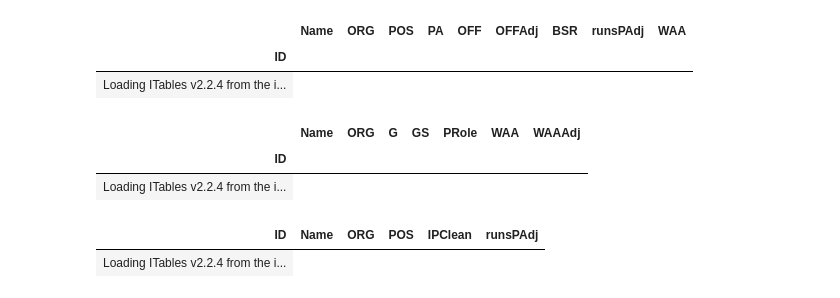
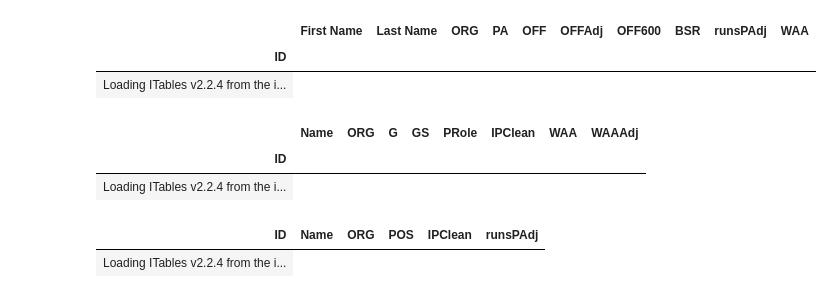
Before and after one commit to cmp66/ootp-analytics, a Jupyter notebook: dataImport.ipynb, the cells around one changed output. Drawn from its saved outputs; the diff is of its cells as text; code cells hidden in the pictures.

Commit message:
Finished first pass of all calcs

```diff
--- a/dataImport.ipynb
+++ b/dataImport.ipynb
@@ -18,9 +18,9 @@ init_notebook_mode(all_interactive=True)
 # %% [output]
 [interactive output not drawn]
 # %%
-season = 2074
-league = "PBL"
+season = 2037
+league = "TGS"
 # %%
-df_player_batting_stats,df_player_pitching_stats, df_player_fielding_stats = importCSV.import_csv(league, season, ".")
+df_player_batting_stats,df_player_pitching_stats, df_player_fielding_stats = importCSV.import_csv_flex(league, season, ".")
 #df_player_fielding_stats['ID-Pos'] = f'{df_player_fielding_stats.index} - {df_player_fielding_stats['POS']}'
 #df_player_fielding_stats.set_index('ID-Pos', inplace=True)
@@ -109,0 +65,6 @@ filtered_df = df_player_fielding_stats[filt]
+# %%
+df_player_pitching_stats["season"] = season
+df_player_pitching_stats["league"] = league
+# %%
+df_player_fielding_stats["season"] = season
+df_player_fielding_stats["league"] = league
@@ -166,24 +157,25 @@ df_player_pitching_stats.set_index('ID', inplace=True)
 # %%
 
 display_title = "Player Pitching Stats"
-pitching_columns_to_display = ['Name', 'ORG', 'G', 'GS', 'PRole', 'WAA', 'WAAAdj']
-batting_columns_to_display = ['Name', 'ORG', 'POS', 'PA', 'OFF', 'OFFAdj', 'BSR', 'runsPAdj', 'WAA']
+pitching_columns_to_display = ['Name', 'ORG', 'G', 'GS', 'PRole', 'IPClean', 'WAA', 'WAAAdj']
+batting_columns_to_display = ['First Name', 'Last Name', 'ORG', 'PA', 'OFF', 'OFFAdj', 'OFF600', 'BSR', 'runsPAdj', 'WAA']
 fielding_columns_to_display = ['ID', 'Name', 'ORG', 'POS', 'IPClean', 'runsPAdj']
 
-fielding_group = df_player_fielding_stats.groupby('ID')
+df_non_pitcher_fielders = df_player_fielding_stats.loc[df_player_fielding_stats['POS'] != 'P']
+fielding_group = df_non_pitcher_fielders.groupby('ID')
 fielding_values = fielding_group['runsPAdj'].sum()
 df_batter_pivot = pd.concat([df_player_batting_stats, fielding_values], axis='columns')
-df_batter_pivot['WAA']=(df_batter_pivot['OFFAdj'] + df_batter_pivot['BSR'] + df_batter_pivot['runsPAdj'] / 10.0)
+df_batter_pivot['WAA']=(df_batter_pivot['OFFAdj'] + df_batter_pivot['BSR'] + df_batter_pivot['runsPAdj']) / 10.0
 
 with pd.option_context("display.float_format", "{:,.2f}".format):
-    show(df_batter_pivot[batting_columns_to_display], show='grid',searching=True, paging=True, index=True, classes="display nowrap compact",  lengthMenu=[15])
-    show(df_player_pitching_stats[pitching_columns_to_display], show='grid',searching=True, paging=True, index=True, classes="display nowrap compact", lengthMenu=[15])
+    show(df_batter_pivot[batting_columns_to_display], show='grid',searching=True, paging=True, index=True, classes="display nowrap compact",  lengthMenu=[20])
+    show(df_player_pitching_stats[pitching_columns_to_display], show='grid',searching=True, paging=True, index=True, classes="display nowrap compact", lengthMenu=[20])
 # %% [output]
-|  | Name | ORG | POS | PA | OFF | OFFAdj | BSR | runsPAdj | WAA |
-| ID |  |  |  |  |  |  |  |  |  |
+|  | First Name | Last Name | ORG | PA | OFF | OFFAdj | OFF600 | BSR | runsPAdj | WAA |
+| ID |  |  |  |  |  |  |  |  |  |  |
 | Loading ITables v2.2.4 from the i... |
-|  | Name | ORG | G | GS | PRole | WAA | WAAAdj |
-| ID |  |  |  |  |  |  |  |
+|  | Name | ORG | G | GS | PRole | IPClean | WAA | WAAAdj |
+| ID |  |  |  |  |  |  |  |  |
 | Loading ITables v2.2.4 from the i... |
 # %%
 show(df_player_fielding_stats[fielding_columns_to_display], show='grid',searching=True, paging=True, index=True, classes="display nowrap compact",  lengthMenu=[15])
```
Also changed, not shown: parts of 12 cells of this notebook, 47 other files.
